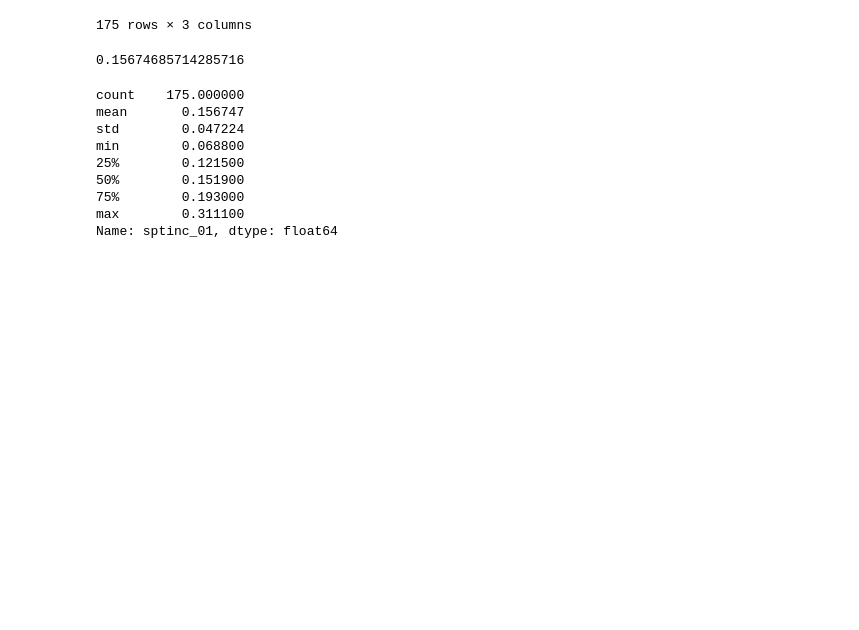
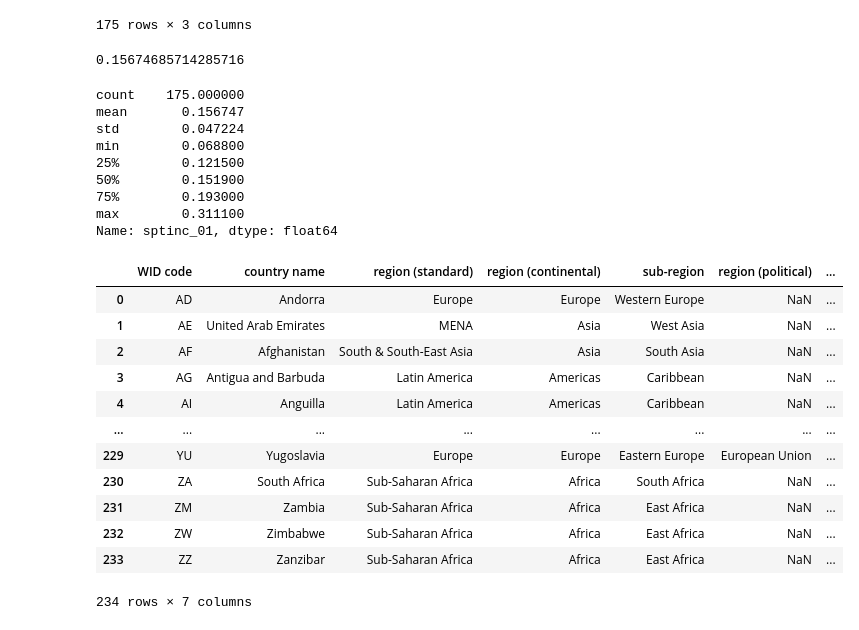
Before and after one commit to MiguelHeCa/inequality-plots, a Jupyter notebook: income_inequality_top_1pct.ipynb, the cells around one changed output. Cells and saved outputs as stored; diff of their text form; code cells hidden in the pictures; blank space fills up the shorter version.

Commit message:
Including tables and adding some other required modules

```diff
--- a/income_inequality_top_1pct.ipynb
+++ b/income_inequality_top_1pct.ipynb
@@ -192,0 +197,18 @@ Name: sptinc_01, dtype: float64
+# %%
+tables = pd.read_html('https://wid.world/codes-dictionary/')
+# %%
+tables[4]
+# %% [output]
+|  | WID code | country name | region (standard) | region (continental) | sub-region | region (political) | ... |
+| 0 | AD | Andorra | Europe | Europe | Western Europe | NaN | ... |
+| 1 | AE | United Arab Emirates | MENA | Asia | West Asia | NaN | ... |
+| 2 | AF | Afghanistan | South & South-East Asia | Asia | South Asia | NaN | ... |
+| 3 | AG | Antigua and Barbuda | Latin America | Americas | Caribbean | NaN | ... |
+| 4 | AI | Anguilla | Latin America | Americas | Caribbean | NaN | ... |
+| ... | ... | ... | ... | ... | ... | ... | ... |
+| 229 | YU | Yugoslavia | Europe | Europe | Eastern Europe | European Union | ... |
+| 230 | ZA | South Africa | Sub-Saharan Africa | Africa | South Africa | NaN | ... |
+| 231 | ZM | Zambia | Sub-Saharan Africa | Africa | East Africa | NaN | ... |
+| 232 | ZW | Zimbabwe | Sub-Saharan Africa | Africa | East Africa | NaN | ... |
+| 233 | ZZ | Zanzibar | Sub-Saharan Africa | Africa | East Africa | NaN | ... |
+234 rows × 7 columns
```
Also changed, not shown: parts of 3 cells of this notebook, 1 other file.
